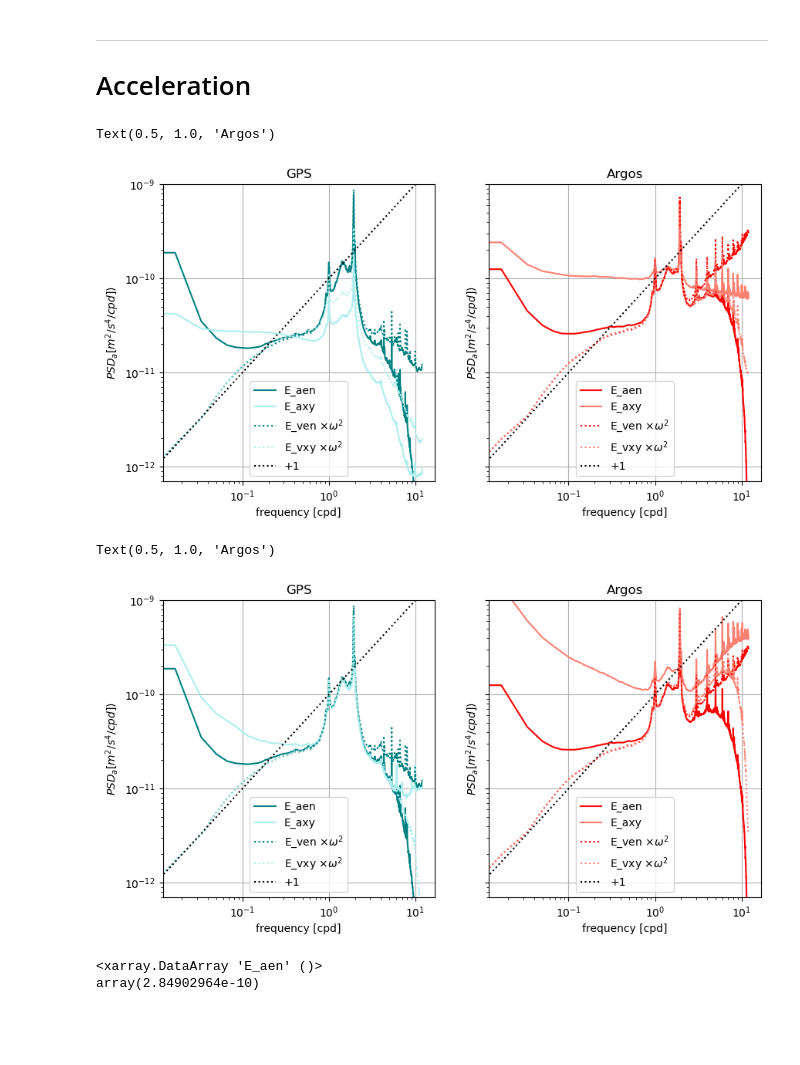
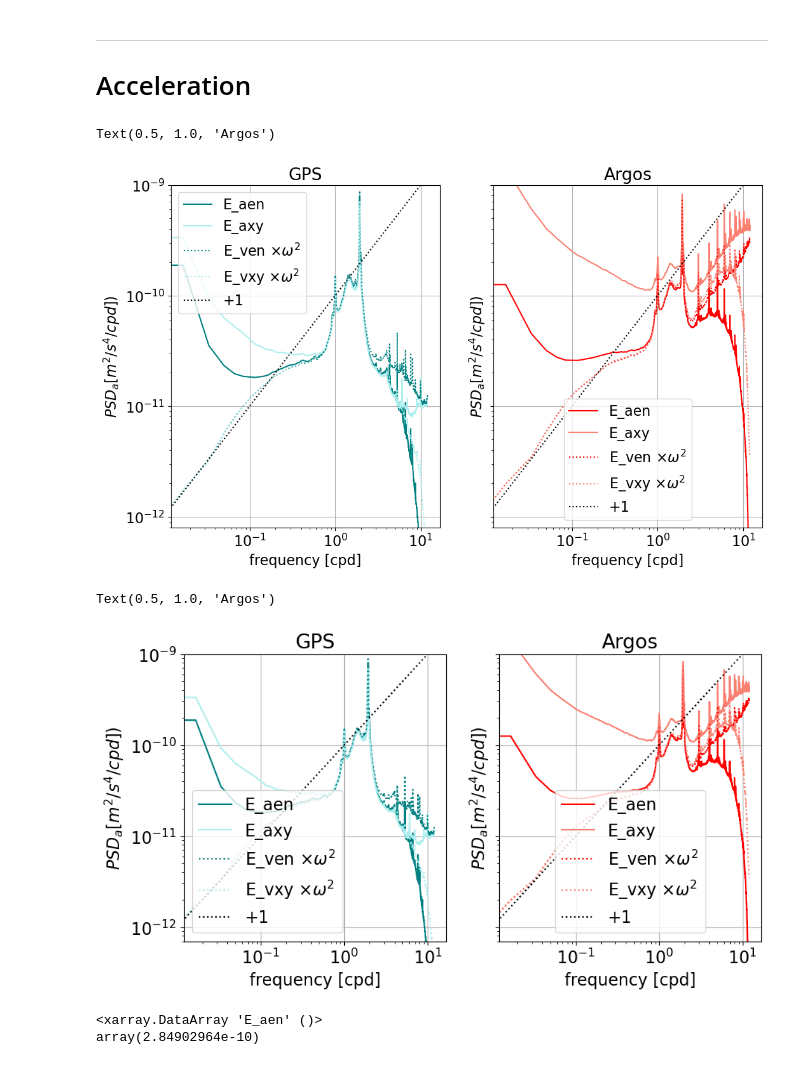
Before and after one commit to margot-demol/PhD, a Jupyter notebook: GDP/diag_band_integration.ipynb, the cells around one changed output. Cells and saved outputs as stored; diff of their text form; code cells hidden in the pictures; blank space fills up the shorter version.

Commit message:
figures for report

```diff
--- a/GDP/diag_band_integration.ipynb
+++ b/GDP/diag_band_integration.ipynb
@@ -25,6 +25,8 @@ from sstats import get_cmap_colors
 %matplotlib inline
 from matplotlib import pyplot as plt
 
+plt.rcParams.update({"font.size": 16})
+
 import drifters.utils as ut
 import pynsitu as pin
 
@@ -340,7 +342,7 @@ Nrj between 2.5 and 12 cpd : ven 0.007145541114635204, vxy 0.006883219578708218
 _______
 # Acceleration
 # %%
-fig, ax = plt.subplots(1, 2, sharey=True, figsize=(10, 5))
+fig, ax = plt.subplots(1, 2, sharey=True, figsize=(12, 7))
 ax = ax.flatten()
 
 dsgc.E_aen.mean(["lon_bins", "lat_bins"]).plot(label="E_aen", color="teal", ax=ax[0])
@@ -354,35 +356,35 @@ dsgc.E_venw2.mean(["lon_bins", "lat_bins"]).plot(
 dsgc.E_vxyw2.mean(["lon_bins", "lat_bins"]).plot(
     label=r"E_vxy $ \times \omega^2$", color="paleturquoise", ls=":", ax=ax[0]
 )
 
 dsac.E_aen.mean(["lon_bins", "lat_bins"]).plot(label="E_aen", color="red", ax=ax[1])
 dsac.E_axy.mean(["lon_bins", "lat_bins"]).plot(label="E_axy", color="salmon", ax=ax[1])
 # dsac.E_avxy.mean(["lon_bins", "lat_bins"]).plot(label="E_axy", color="teal", ax=ax[1])
 dsac.E_venw2.mean(["lon_bins", "lat_bins"]).plot(
     label=r"E_ven $ \times \omega^2$", color="red", ls=":", ax=ax[1]
 )
 dsac.E_vxyw2.mean(["lon_bins", "lat_bins"]).plot(
     label=r"E_vxy $ \times \omega^2$", color="salmon", ls=":", ax=ax[1]
 )
 
 for a in ax:
     a.grid()
     a.set_xlabel("Frequency [cpd]")
     a.set_xscale("log")
     a.set_yscale("log")
     (dsac.frequency.isel(frequency=slice(0, 725)) * 1e-10).plot(
         ax=a, label="+1", ls=":", color="k"
     )
     # (dsac.frequency.isel(frequency= slice(0,725))**0 * 1e-10).plot(ax=a, label="+1", ls=":", color='k')
     # (dsac.frequency**4 * 1e-9).plot(ax=a, label="+4", ls="--")
     a.legend()
-    a.set_ylim(7 * 1e-13, 1e-9)
+    a.set_ylim(8 * 1e-13, 1e-9)
     a.set_ylabel(r"$PSD_a [m^2/s^4/cpd]$)")
 ax[0].set_title("GPS")
 ax[1].set_title("Argos")
 # %% [output]
 Text(0.5, 1.0, 'Argos')
-[figure, old version]
+[figure, new version]
 # %%
 fig, ax = plt.subplots(1, 2, sharey=True, figsize=(10, 5))
 ax = ax.flatten()
@@ -426,7 +428,7 @@ ax[0].set_title("GPS")
 ax[1].set_title("Argos")
 # %% [output]
 Text(0.5, 1.0, 'Argos')
-[figure, old version]
+[figure, new version]
 # %%
 dsgc.mean(["lon_bins", "lat_bins"]).E_aen.integrate("frequency").compute()
 # %% [output]
```
Also changed, not shown: parts of 2 cells of this notebook, 6 other files.
